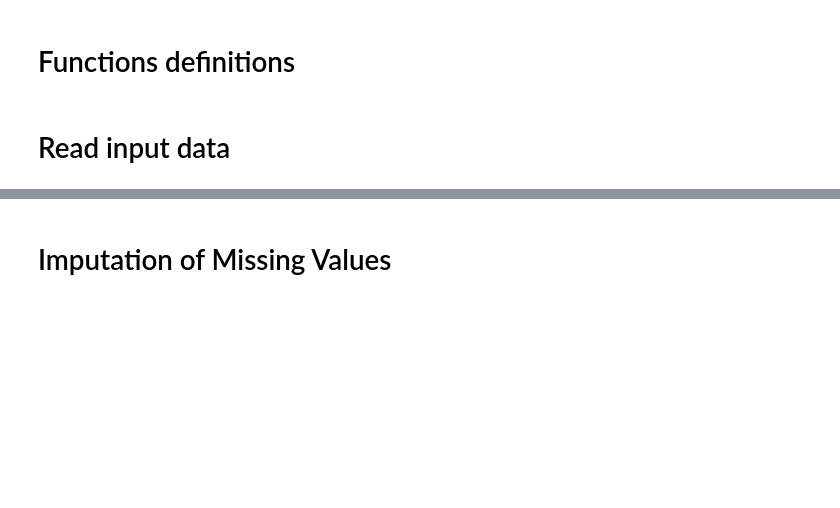
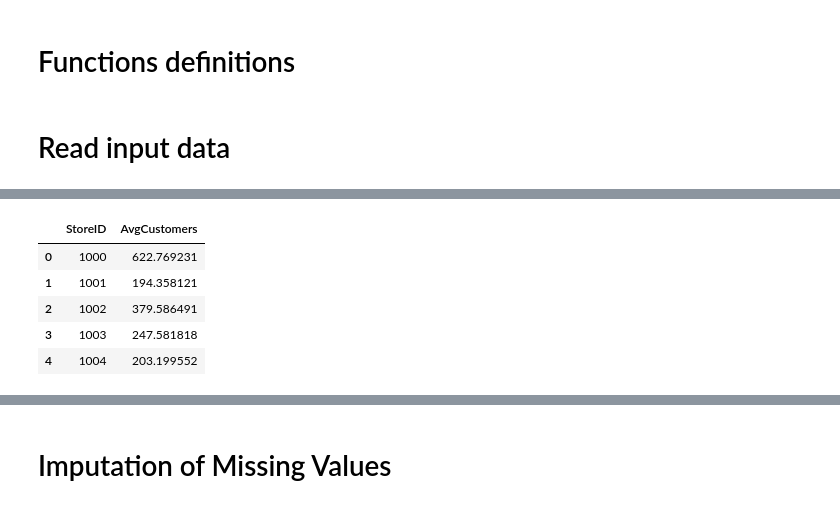
Before and after one commit to Trik17/DMTM_2018, a Jupyter notebook: Polimi Competition/GoldenMaster - FeatureSelection.ipynb, the cells around one changed output, grey strips where cells are left out. Drawn from its saved outputs; the diff is of its cells as text; code cells hidden in the pictures; blank space fills up the shorter version.

```diff
--- a/Polimi Competition/GoldenMaster - FeatureSelection.ipynb
+++ b/Polimi Competition/GoldenMaster - FeatureSelection.ipynb
@@ -202,0 +219,9 @@ for el in ["StoreID", "Region"]:
+# %%
+avgCustomersForStoreID.head(5)
+# %% [output]
+|  | StoreID | AvgCustomers |
+| 0 | 1000 | 622.769231 |
+| 1 | 1001 | 194.358121 |
+| 2 | 1002 | 379.586491 |
+| 3 | 1003 | 247.581818 |
+| 4 | 1004 | 203.199552 |
```
Also changed, not shown: parts of 12 cells of this notebook, 1 other file.
